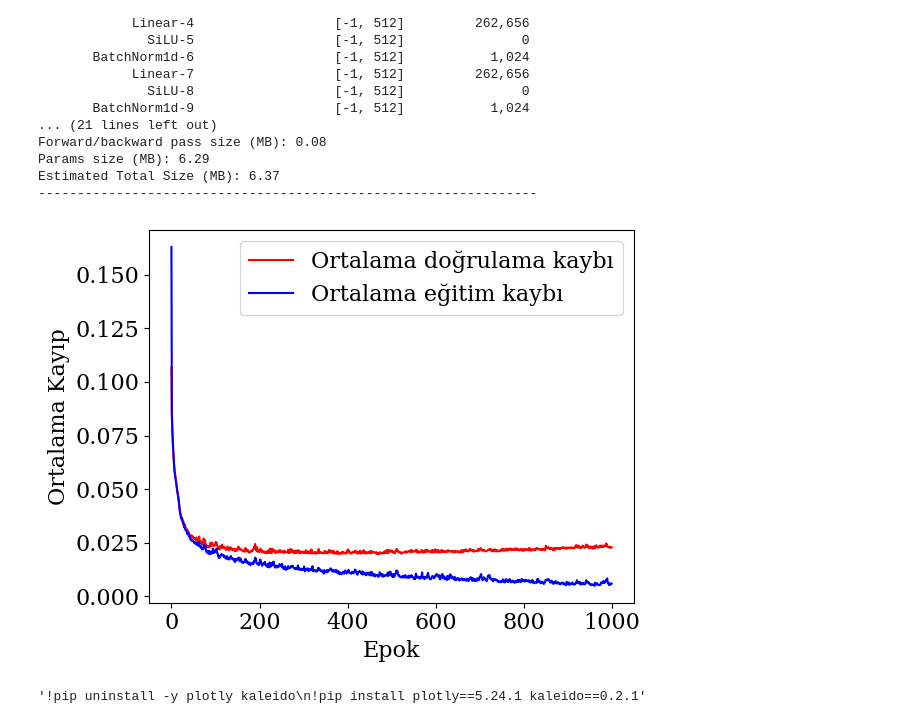
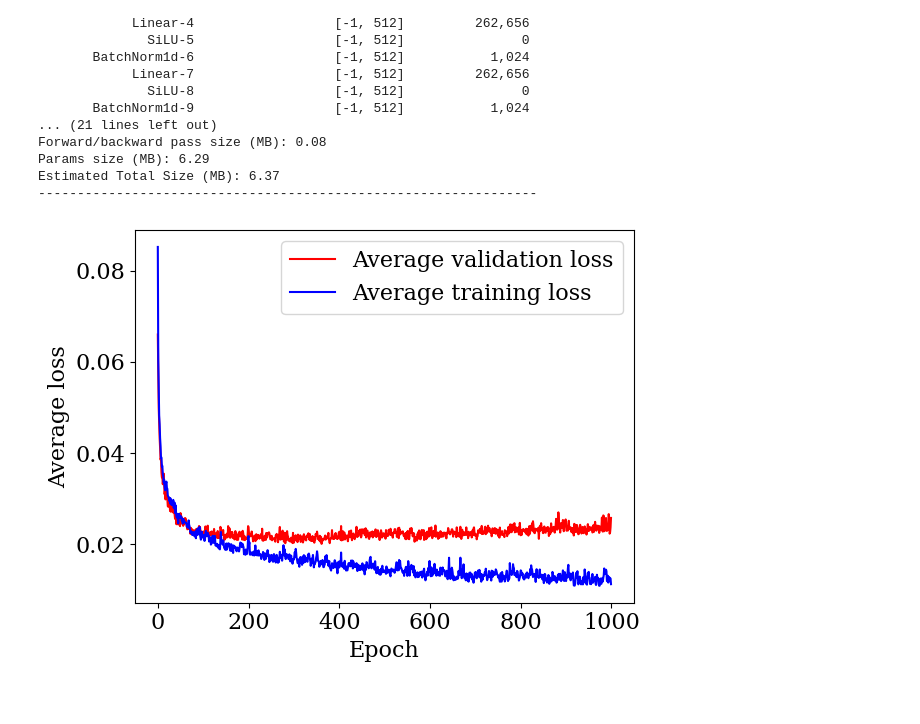
Before and after one commit to tayfununal/Uniform-Autoencoder-with-Latent-Flow-Matching, a Jupyter notebook: evaluations/digits_evaluation.ipynb, the cells around one changed output. Cells and saved outputs as stored; diff of their text form; code cells hidden in the pictures.

Commit message:
Colab kullanılarak oluşturuldu

```diff
--- a/evaluations/digits_evaluation.ipynb
+++ b/evaluations/digits_evaluation.ipynb
@@ -117,27 +112,25 @@ Params size (MB): 6.29
 Estimated Total Size (MB): 6.37
 ----------------------------------------------------------------
 # %%
-# Kayıpları yükle
-losses = np.loadtxt("/content/drive/MyDrive/UAE/results/losses.csv", delimiter=",", skiprows=1)
+# Load the training and validation losses
+losses = np.loadtxt("/content/Uniform-Autoencoder-with-Latent-Flow-Matching/results/digits/losses.csv", delimiter=",", skiprows=1)
 train_losses = losses[:, 0]
 val_losses = losses[:, 1]
 
-# Grafik oluştur
-plt.plot(val_losses, label="Ortalama doğrulama kaybı", c="red")
-plt.plot(train_losses, label="Ortalama eğitim kaybı", c="blue")
+# Create a plot
+plt.plot(val_losses, label="Average validation loss", c="red")
+plt.plot(train_losses, label="Average training loss", c="blue")
 
-plt.xlabel("Epok")
-plt.ylabel("Ortalama Kayıp")
+plt.xlabel("Epoch")
+plt.ylabel("Average loss")
 plt.legend(loc='upper right', fontsize=16)
 
 plt.tight_layout()
-plt.savefig("/content/drive/MyDrive/UAE/results/average_losses_per_epoch.pdf")
+plt.savefig("/content/Uniform-Autoencoder-with-Latent-Flow-Matching/results/digits/average_losses_per_epoch.pdf")
 plt.show()
 # %% [output]
-[figure, old version]
+[figure, new version]
 # %%
-"""!pip uninstall -y plotly kaleido
-!pip install plotly==5.24.1 kaleido==0.2.1"""
+!pip uninstall -y plotly kaleido
+!pip install plotly==5.24.1 kaleido==0.2.1
-# %% [output]
-'!pip uninstall -y plotly kaleido\n!pip install plotly==5.24.1 kaleido==0.2.1'
 # %%
```
Also changed, not shown: parts of 16 cells of this notebook.
